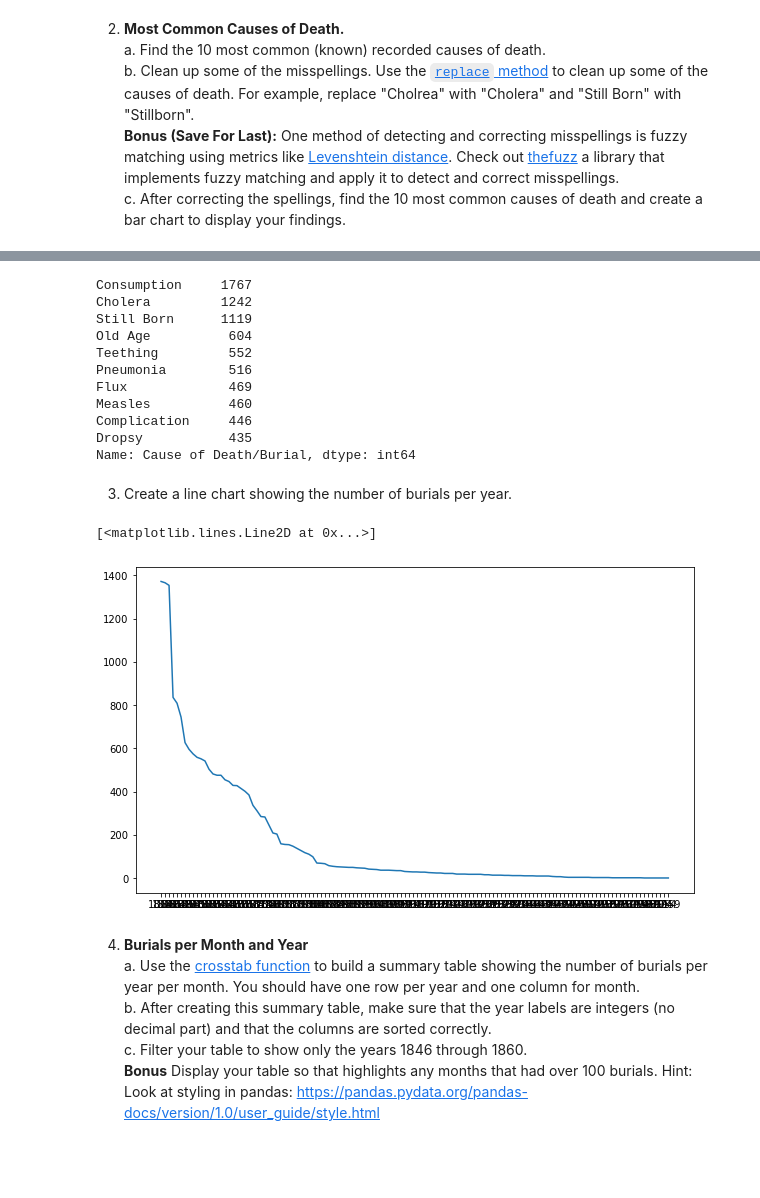
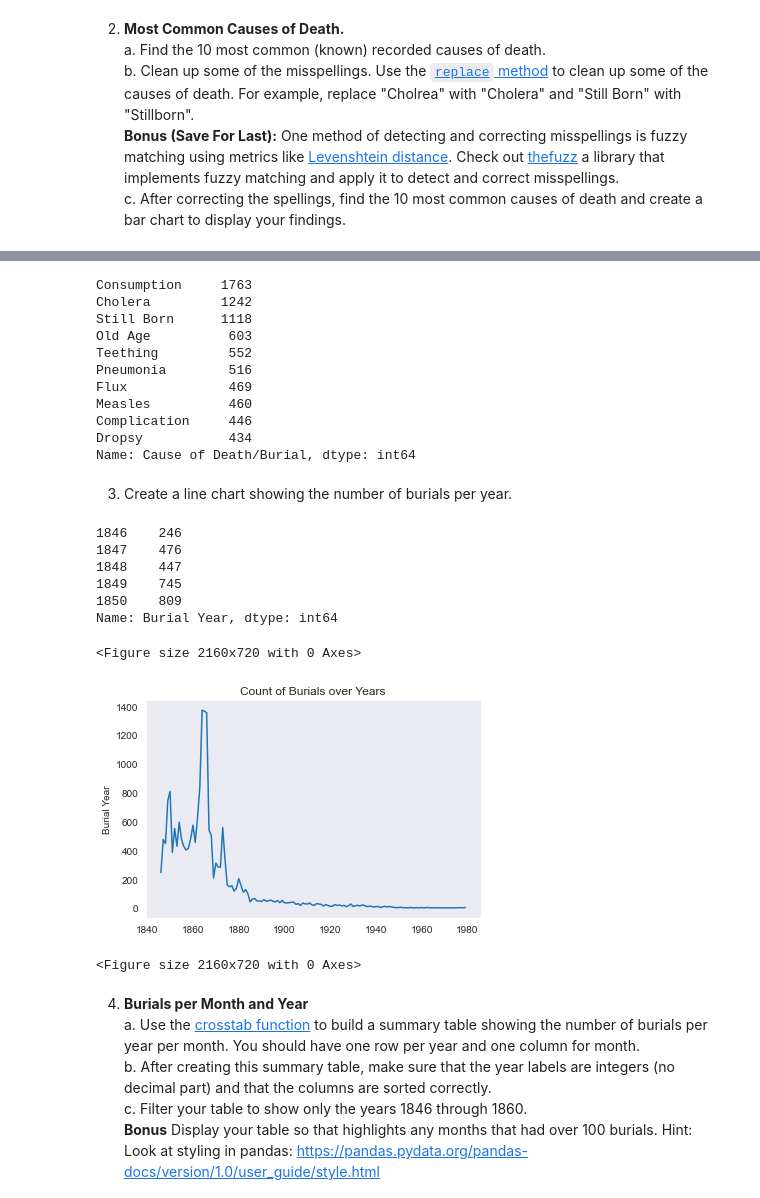
Before and after one commit to NSS-Data-Analytics-Cohort-10/advanced-pandas-kostenkoandri, a Jupyter notebook: Notebooks/Cemetery.ipynb, the cells around one changed output, grey strips where cells are left out. Saved outputs shown, nothing was run; the diff lists cells and outputs as text; code cells hidden in the pictures; blank space fills up the shorter version.

```diff
--- a/Notebooks/Cemetery.ipynb
+++ b/Notebooks/Cemetery.ipynb
@@ -2,3 +2,6 @@
 import pandas as pd
 import matplotlib.pyplot as plt
 import seaborn as sns
+# %%
+sns.set_style('dark')
+sns.despine(left=True, bottom=True)
@@ -23,8 +28,9 @@ df.head()
    **Bonus (Save For Last):** One method of detecting and correcting misspellings is fuzzy matching using metrics like [Levenshtein distance](https://en.wikipedia.org/wiki/Levenshtein_distance). Check out [thefuzz](https://github.com/seatgeek/thefuzz) a library that implements fuzzy matching and apply it to detect and correct misspellings.
    c. After correcting the spellings, find the 10 most common causes of death and create a bar chart to display your findings.
 # %%
-df = df.astype({"Burial Year": 'string'})
-df['Burial Year'] = df['Burial Year'].str.slice(stop=4)
+df = df[df["Month No."].notna()]
+df = df[df["Burial Year"].notna()]
+df = df.astype({"Burial Year": 'int', 'Month No.': 'int'})
 df.head()
 # %% [output]
 |  | Volume | Name | Burial Month | Month No. | Burial Day | Burial Year | Sex | Race | Age | ... |
@@ -61,26 +66,41 @@ df_cleaned = df_filtered.replace(['Measels', 'Cholrea', 'Stil Born', 'Teethin',
 causes_of_death = df_cleaned['Cause of Death/Burial'].value_counts()
 causes_of_death.head(10)
 # %% [output]
-Consumption     1767
+Consumption     1763
 Cholera         1242
-Still Born      1119
-Old Age          604
+Still Born      1118
+Old Age          603
 Teething         552
 Pneumonia        516
 Flux             469
 Measles          460
 Complication     446
-Dropsy           435
+Dropsy           434
 Name: Cause of Death/Burial, dtype: int64
 # %% [markdown]
 3. Create a line chart showing the number of burials per year.
+# %%
+count_y = df['Burial Year'].value_counts().sort_index()
+count_y.head()
+# %% [output]
+1846    246
+1847    476
+1848    447
+1849    745
+1850    809
+Name: Burial Year, dtype: int64
 # %%
-count_y = df['Burial Year'].value_counts()
-plt.figure(figsize=(10, 6))
-plt.plot(count_y)
+count_y = df['Burial Year'].value_counts().sort_index()
+# plt.figure(figsize=(20, 10))
+# plt.xticks()
+# plt.plot(count_y)
+sns.lineplot(data = count_y)
+plt.title("Count of Burials over Years")
+plt.figure(figsize=(30, 10))
 # %% [output]
-[<matplotlib.lines.Line2D at 0x...>]
+<Figure size 2160x720 with 0 Axes>
-[figure, old version]
+[figure, new version]
+<Figure size 2160x720 with 0 Axes>
 # %% [markdown]
 4. **Burials per Month and Year**
     a. Use the [crosstab function](https://pandas.pydata.org/docs/reference/api/pandas.crosstab.html) to build a summary table showing the number of burials per year per month. You should have one row per year and one column for month.
```
Also changed, not shown: parts of 10 cells of this notebook.
